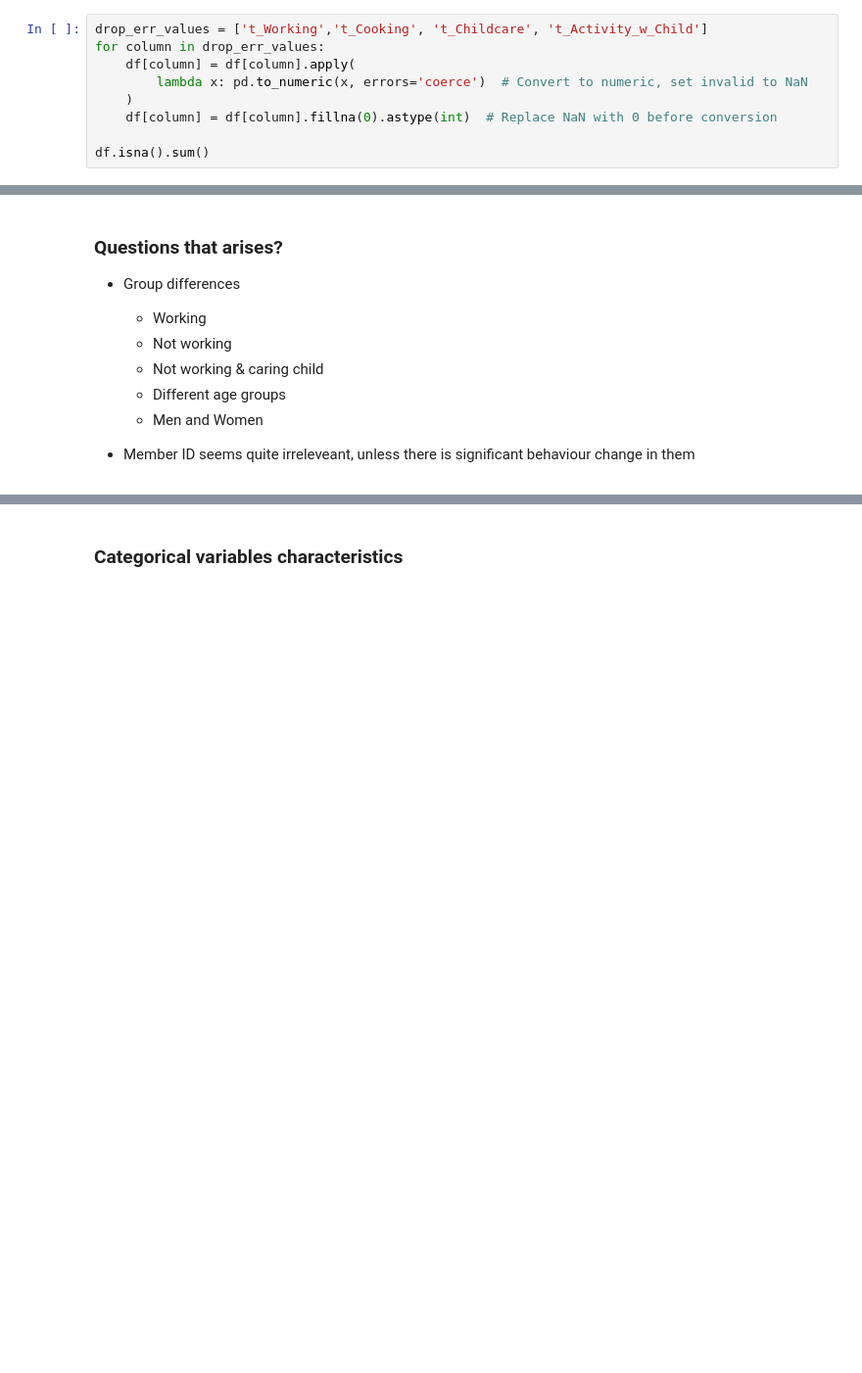
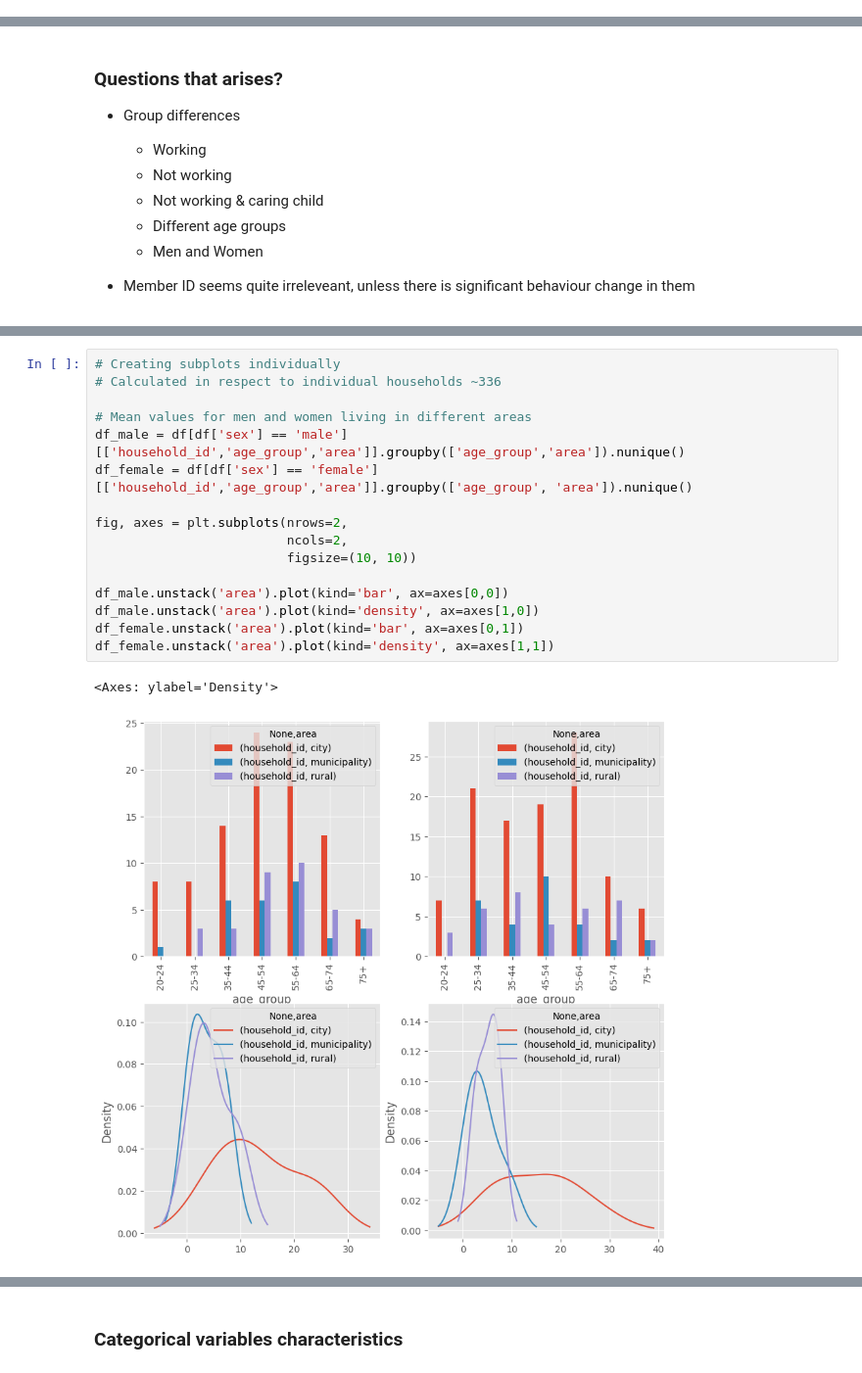
Before and after one commit to arttusamuel/statisical_data_analysis, a Jupyter notebook: stat-data-project/data-cleaning.ipynb, the cells around one changed output, grey strips where cells are left out. Shown: that part at 98% size. Cells and saved outputs as stored; diff of their text form; blank space fills up the shorter version.

```diff
--- a/stat-data-project/data-cleaning.ipynb
+++ b/stat-data-project/data-cleaning.ipynb
@@ -214,9 +247,0 @@ dtype: int64
-# %%
-drop_err_values = ['t_Working','t_Cooking', 't_Childcare', 't_Activity_w_Child']
-for column in drop_err_values:
-    df[column] = df[column].apply(
-        lambda x: pd.to_numeric(x, errors='coerce')  # Convert to numeric, set invalid to NaN
-    )
-    df[column] = df[column].fillna(0).astype(int)  # Replace NaN with 0 before conversion
-
-df.isna().sum()
@@ -393,0 +488,19 @@ female_workday['t_Working'].plot.hist(bins=20, xlabel='Minutes')
+# %%
+# Creating subplots individually
+# Calculated in respect to individual households ~336
+
+# Mean values for men and women living in different areas
+df_male = df[df['sex'] == 'male'][['household_id','age_group','area']].groupby(['age_group','area']).nunique()
+df_female = df[df['sex'] == 'female'][['household_id','age_group','area']].groupby(['age_group', 'area']).nunique()
+
+fig, axes = plt.subplots(nrows=2,
+                         ncols=2,
+                         figsize=(10, 10))
+
+df_male.unstack('area').plot(kind='bar', ax=axes[0,0])
+df_male.unstack('area').plot(kind='density', ax=axes[1,0])
+df_female.unstack('area').plot(kind='bar', ax=axes[0,1])
+df_female.unstack('area').plot(kind='density', ax=axes[1,1])
+# %% [output]
+<Axes: ylabel='Density'>
+[figure, added]
```
Also changed, not shown: parts of 51 cells of this notebook.
